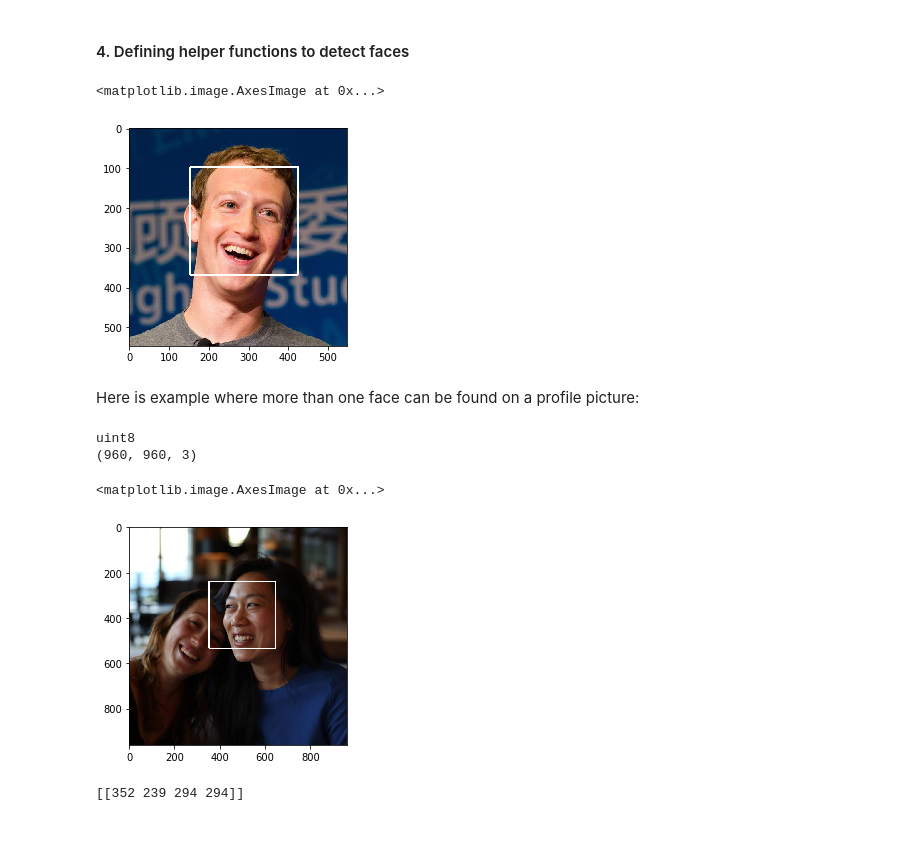
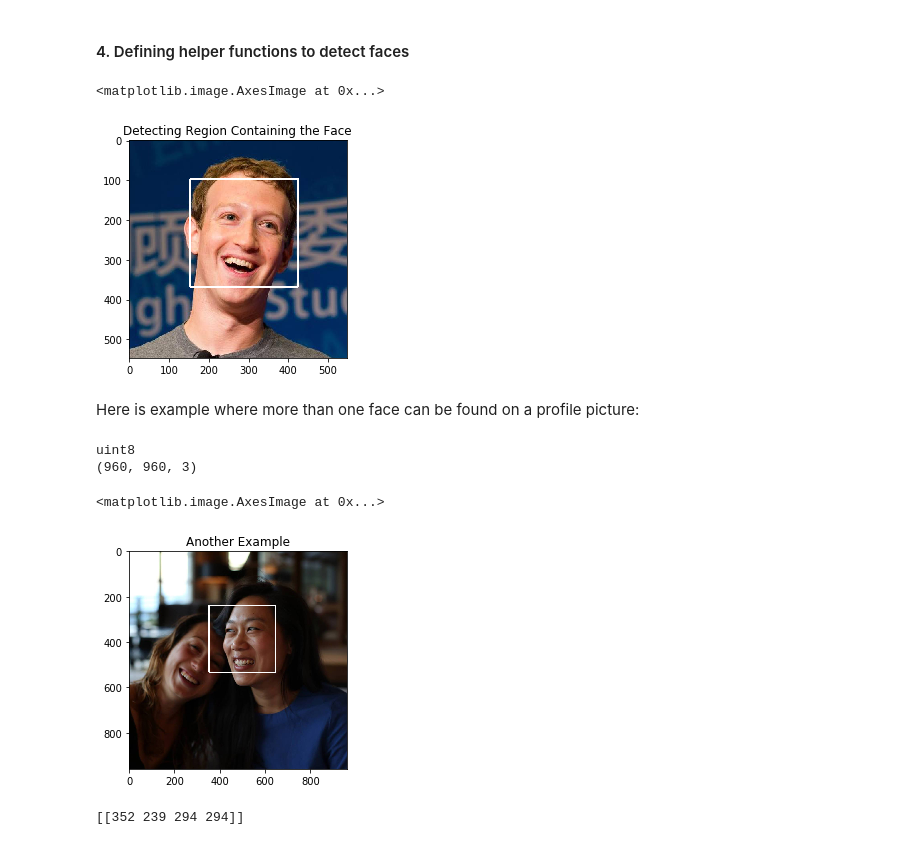
Before and after one commit to k1c/Facebook-User-Predictions, a Jupyter notebook: notebooks/Image_preprocessing.ipynb, the cells around one changed output. Cells and saved outputs as stored; diff of their text form; code cells hidden in the pictures.

```diff
--- a/notebooks/Image_preprocessing.ipynb
+++ b/notebooks/Image_preprocessing.ipynb
@@ -81,29 +82,33 @@ def draw_faces(image, coordinates):
 # %%
 face = detecting_faces(mark, faceCascade)
 draw_faces(mark, face)
+
+plt.title("Detecting Region Containing the Face")
 plt.imshow(mark)
 # %% [output]
 <matplotlib.image.AxesImage at 0x...>
-[figure, old version]
+[figure, new version]
 # %% [markdown]
 Here is example where more than one face can be found on a profile picture:
 # %%
 # load image as pixel array
 priscilla = image.imread('priscilla.jpg')
 
 # summarize shape of the pixel array
 print(priscilla.dtype)
 print(priscilla.shape)
 
 # apply face detection algorithm
 faces = detecting_faces(priscilla, faceCascade)
 draw_faces(priscilla, faces)
+
+plt.title("Another Example")
 plt.imshow(priscilla)
 # %% [output]
 uint8
 (960, 960, 3)
 <matplotlib.image.AxesImage at 0x...>
-[figure, old version]
+[figure, new version]
 # %%
 print(faces)
 # %% [output]
```
Also changed, not shown: parts of 7 cells of this notebook, 1 other file.
